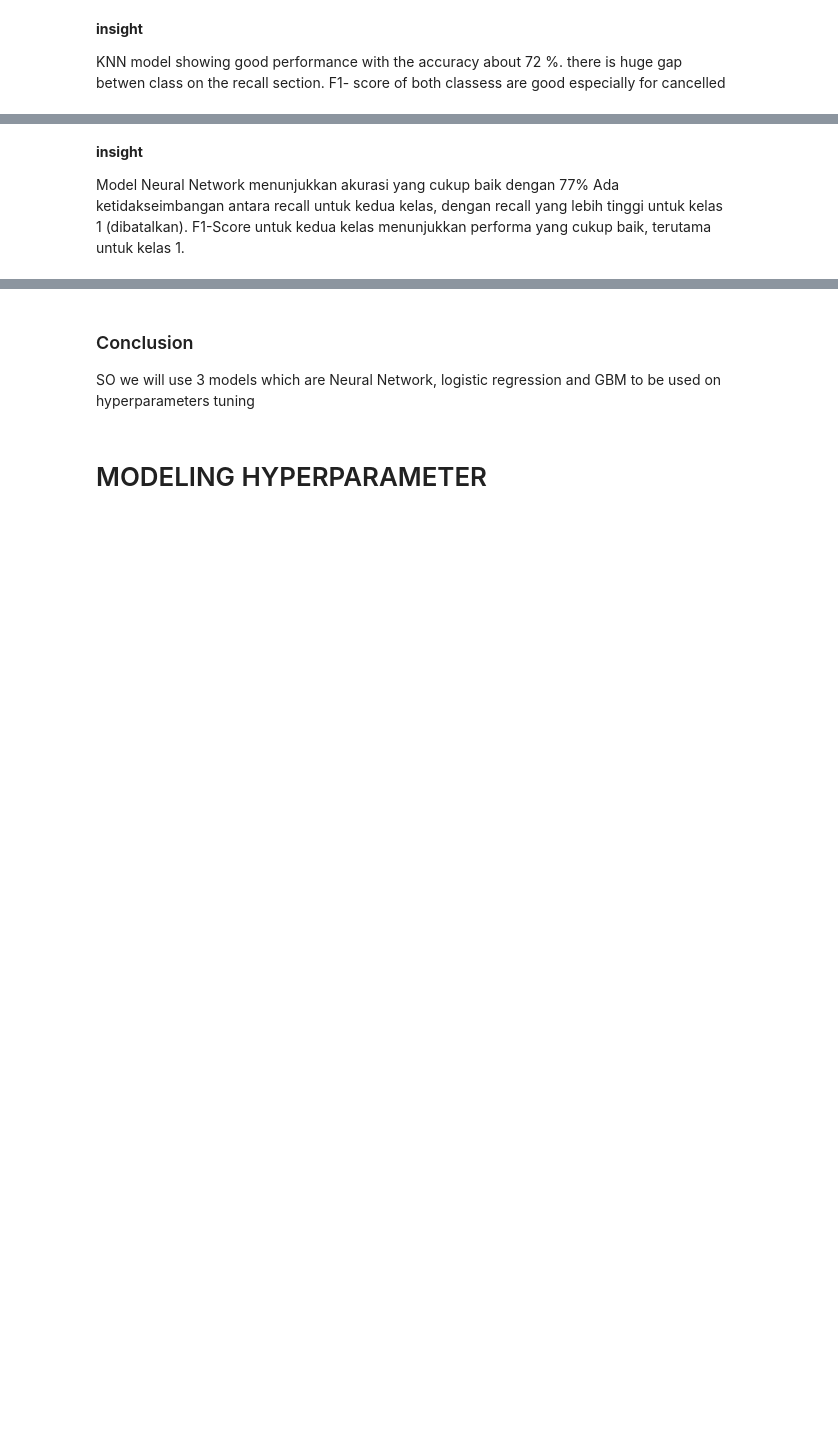
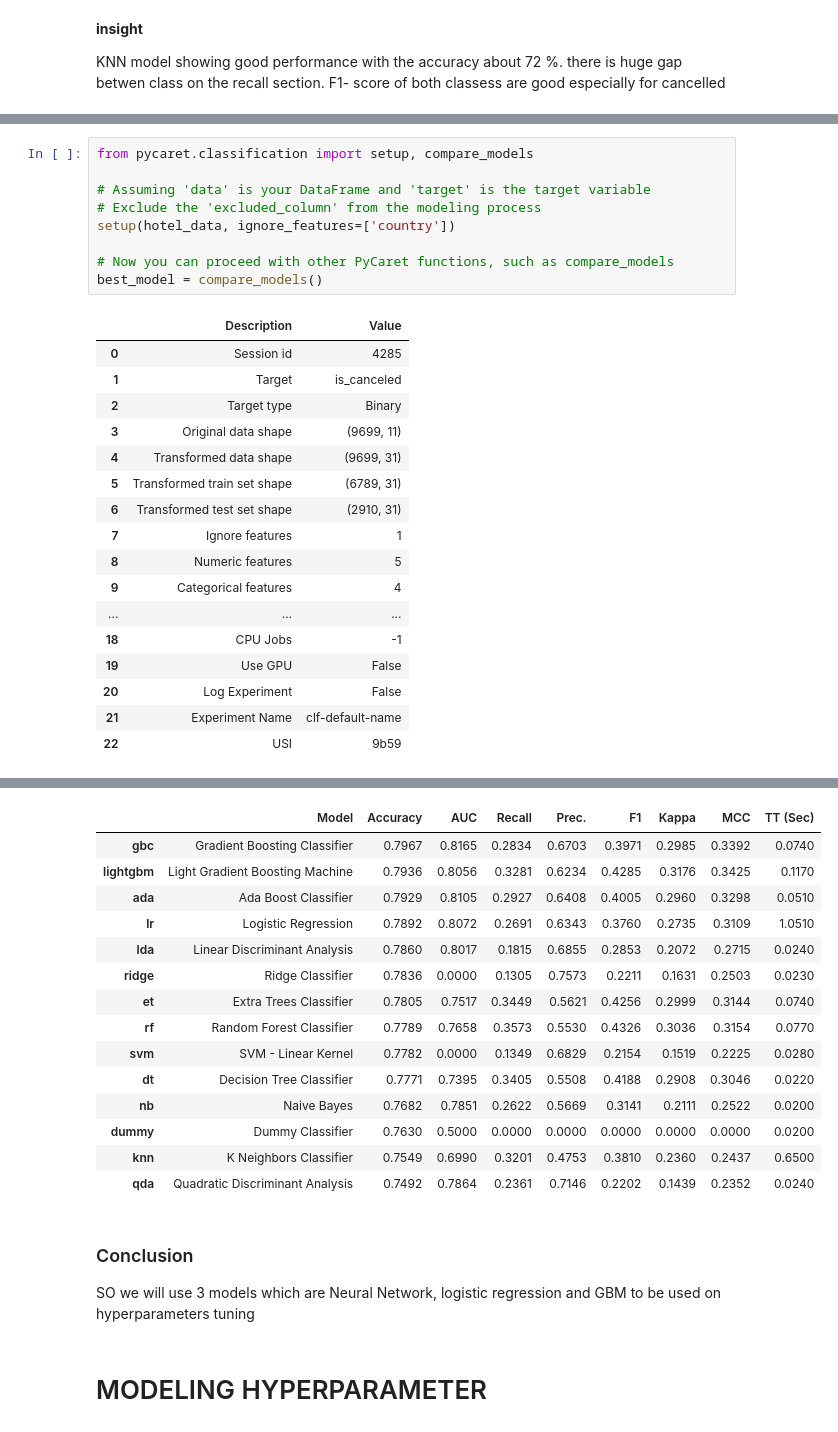
Before and after one commit to andricode23/Capstone3booking, a Jupyter notebook: modeling page.ipynb, the cells around one changed output, grey strips where cells are left out. Drawn from its saved outputs; the diff is of its cells as text; blank space fills up the shorter version.

```diff
--- a/modeling page.ipynb
+++ b/modeling page.ipynb
@@ -540,6 +480,27 @@ plt.show()
-# %% [markdown]
-__insight__
-
-Model Neural Network menunjukkan akurasi yang cukup baik dengan 77%
-Ada ketidakseimbangan antara recall untuk kedua kelas, dengan recall yang lebih tinggi untuk kelas 1 (dibatalkan).
-F1-Score untuk kedua kelas menunjukkan performa yang cukup baik, terutama untuk kelas 1.
+# %%
+from pycaret.classification import setup, compare_models
+
+# Assuming 'data' is your DataFrame and 'target' is the target variable
+# Exclude the 'excluded_column' from the modeling process
+setup(hotel_data, ignore_features=['country'])
+
+# Now you can proceed with other PyCaret functions, such as compare_models
+best_model = compare_models()
+# %% [output]
+|  | Description | Value |
+| 0 | Session id | 4285 |
+| 1 | Target | is_canceled |
+| 2 | Target type | Binary |
+| 3 | Original data shape | (9699, 11) |
+| 4 | Transformed data shape | (9699, 31) |
+| 5 | Transformed train set shape | (6789, 31) |
+| 6 | Transformed test set shape | (2910, 31) |
+| 7 | Ignore features | 1 |
+| 8 | Numeric features | 5 |
+| 9 | Categorical features | 4 |
+| ... | ... | ... |
+| 18 | CPU Jobs | -1 |
+| 19 | Use GPU | False |
+| 20 | Log Experiment | False |
+| 21 | Experiment Name | clf-default-name |
+| 22 | USI | 9b59 |
@@ -546,3 +508,18 @@ F1-Score untuk kedua kelas menunjukkan performa yang cukup baik, terutama untuk
+|  | Model | Accuracy | AUC | Recall | Prec. | F1 | Kappa | MCC | TT (Sec) |
+| gbc | Gradient Boosting Classifier | 0.7967 | 0.8165 | 0.2834 | 0.6703 | 0.3971 | 0.2985 | 0.3392 | 0.0740 |
+| lightgbm | Light Gradient Boosting Machine | 0.7936 | 0.8056 | 0.3281 | 0.6234 | 0.4285 | 0.3176 | 0.3425 | 0.1170 |
+| ada | Ada Boost Classifier | 0.7929 | 0.8105 | 0.2927 | 0.6408 | 0.4005 | 0.2960 | 0.3298 | 0.0510 |
+| lr | Logistic Regression | 0.7892 | 0.8072 | 0.2691 | 0.6343 | 0.3760 | 0.2735 | 0.3109 | 1.0510 |
+| lda | Linear Discriminant Analysis | 0.7860 | 0.8017 | 0.1815 | 0.6855 | 0.2853 | 0.2072 | 0.2715 | 0.0240 |
+| ridge | Ridge Classifier | 0.7836 | 0.0000 | 0.1305 | 0.7573 | 0.2211 | 0.1631 | 0.2503 | 0.0230 |
+| et | Extra Trees Classifier | 0.7805 | 0.7517 | 0.3449 | 0.5621 | 0.4256 | 0.2999 | 0.3144 | 0.0740 |
+| rf | Random Forest Classifier | 0.7789 | 0.7658 | 0.3573 | 0.5530 | 0.4326 | 0.3036 | 0.3154 | 0.0770 |
+| svm | SVM - Linear Kernel | 0.7782 | 0.0000 | 0.1349 | 0.6829 | 0.2154 | 0.1519 | 0.2225 | 0.0280 |
+| dt | Decision Tree Classifier | 0.7771 | 0.7395 | 0.3405 | 0.5508 | 0.4188 | 0.2908 | 0.3046 | 0.0220 |
+| nb | Naive Bayes | 0.7682 | 0.7851 | 0.2622 | 0.5669 | 0.3141 | 0.2111 | 0.2522 | 0.0200 |
+| dummy | Dummy Classifier | 0.7630 | 0.5000 | 0.0000 | 0.0000 | 0.0000 | 0.0000 | 0.0000 | 0.0200 |
+| knn | K Neighbors Classifier | 0.7549 | 0.6990 | 0.3201 | 0.4753 | 0.3810 | 0.2360 | 0.2437 | 0.6500 |
+| qda | Quadratic Discriminant Analysis | 0.7492 | 0.7864 | 0.2361 | 0.7146 | 0.2202 | 0.1439 | 0.2352 | 0.0240 |
 # %% [markdown]
 ### Conclusion
 
```
Also changed, not shown: parts of 18 cells of this notebook.
